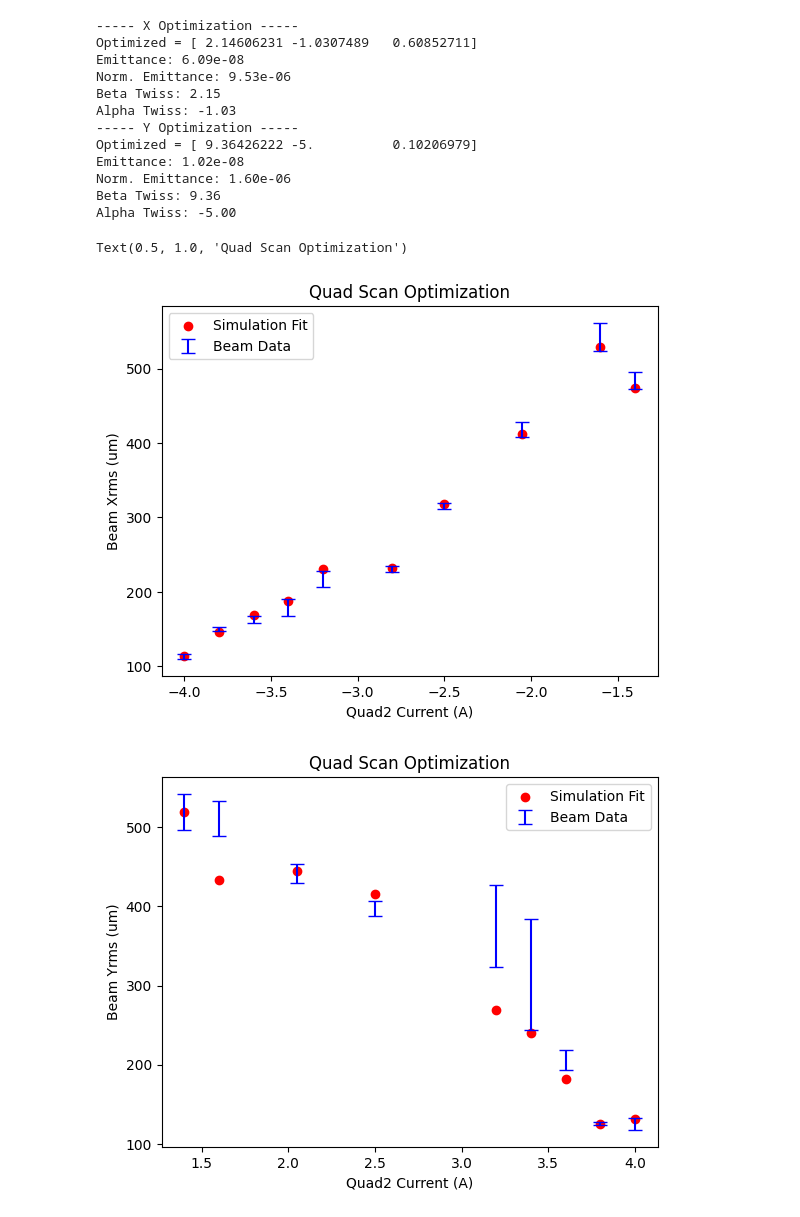
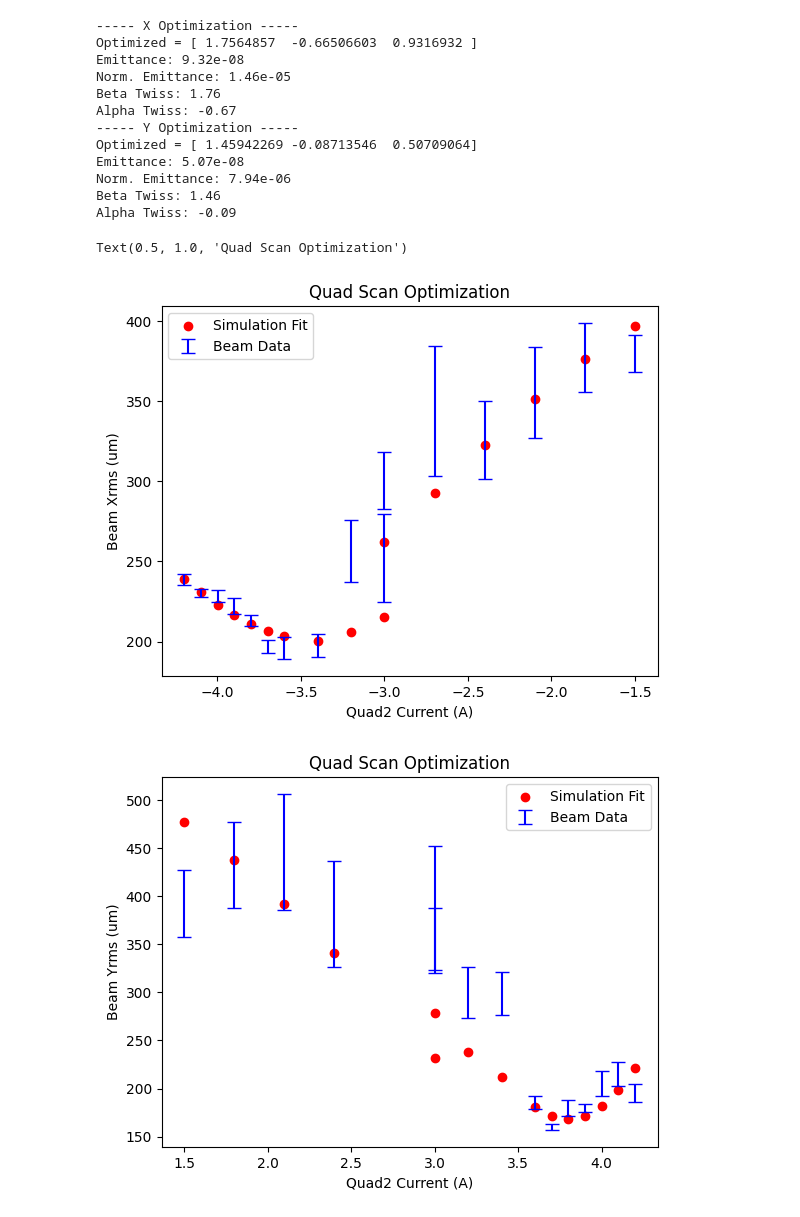
Before and after one commit to afisher000/Radiabeam, a Jupyter notebook: GRIT Operation/Analysis/optimize_quadscan.ipynb, the cells around one changed output. Cells and saved outputs as stored; diff of their text form; code cells hidden in the pictures.

```diff
--- a/GRIT Operation/Analysis/optimize_quadscan.ipynb
+++ b/GRIT Operation/Analysis/optimize_quadscan.ipynb
@@ -8,17 +8,17 @@ import os
 
 
 # Define measurement data, camera, and beam energy
+# params = {
+#     'data':'../Scans/2024-08-09/Quadscan.csv',
+#     'camera':'cam4',
+#     'energy':80e6,
+# }
+
 params = {
-    'data':'../Scans/2024-08-09/Quadscan.csv',
-    'camera':'cam4',
+    'data':'../Scans/2024-08-13/Quadscan.csv',
+    'camera':'cam5',
     'energy':80e6,
 }
-
-# params = {
-#     'data':'../Scans/2024-08-13/Quadscan.csv',
-#     'camera':'cam5',
-#     'energy':80e6,
-# }
 
 # Thresholds
 std_threshold = 100 # remove datapoint if std>thresh
@@ -60,42 +60,42 @@ ydf = ydf[ydf.Q2.abs()>Q2_threshold]
 # %%
 # Run optimizer (emittance scaled by 1e8)
 bounds = [(0.1, 10), (-5, 5), (.01, 5)]
 x0 = [1, 0, .5]
 
-def run_optimizer(df, params):
+def run_optimizer(df):
     opt_fcn = lambda x: ou.errorfcn(x, df, params['energy'], params['camera'])
     result = minimize(opt_fcn, x0, method='L-BFGS-B', bounds=bounds)
 
     ou.print_results(result.x, params['energy'])
 
     _, ax = ou.plot_fit_vs_data(result.x, df, params['energy'], params['camera'])
     return ax
 
 print('----- X Optimization -----')
 ax = run_optimizer(xdf)
 ax.set_xlabel('Quad2 Current (A)')
 ax.set_ylabel('Beam Xrms (um)')
 ax.set_title('Quad Scan Optimization')
 
 
 print('----- Y Optimization -----')
 ax = run_optimizer(ydf)
 ax.set_xlabel('Quad2 Current (A)')
 ax.set_ylabel('Beam Yrms (um)')
 ax.set_title('Quad Scan Optimization')
 # %% [output]
 ----- X Optimization -----
-Optimized = [ 2.14606231 -1.0307489   0.60852711]
-Emittance: 6.09e-08
-Norm. Emittance: 9.53e-06
-Beta Twiss: 2.15
-Alpha Twiss: -1.03
+Optimized = [ 1.7564857  -0.66506603  0.9316932 ]
+Emittance: 9.32e-08
+Norm. Emittance: 1.46e-05
+Beta Twiss: 1.76
+Alpha Twiss: -0.67
 ----- Y Optimization -----
-Optimized = [ 9.36426222 -5.          0.10206979]
-Emittance: 1.02e-08
-Norm. Emittance: 1.60e-06
-Beta Twiss: 9.36
-Alpha Twiss: -5.00
+Optimized = [ 1.45942269 -0.08713546  0.50709064]
+Emittance: 5.07e-08
+Norm. Emittance: 7.94e-06
+Beta Twiss: 1.46
+Alpha Twiss: -0.09
 Text(0.5, 1.0, 'Quad Scan Optimization')
-[figure, old version]
+[figure, new version]
-[figure, old version]
+[figure, new version]
```
Also changed, not shown: 2 other files.
